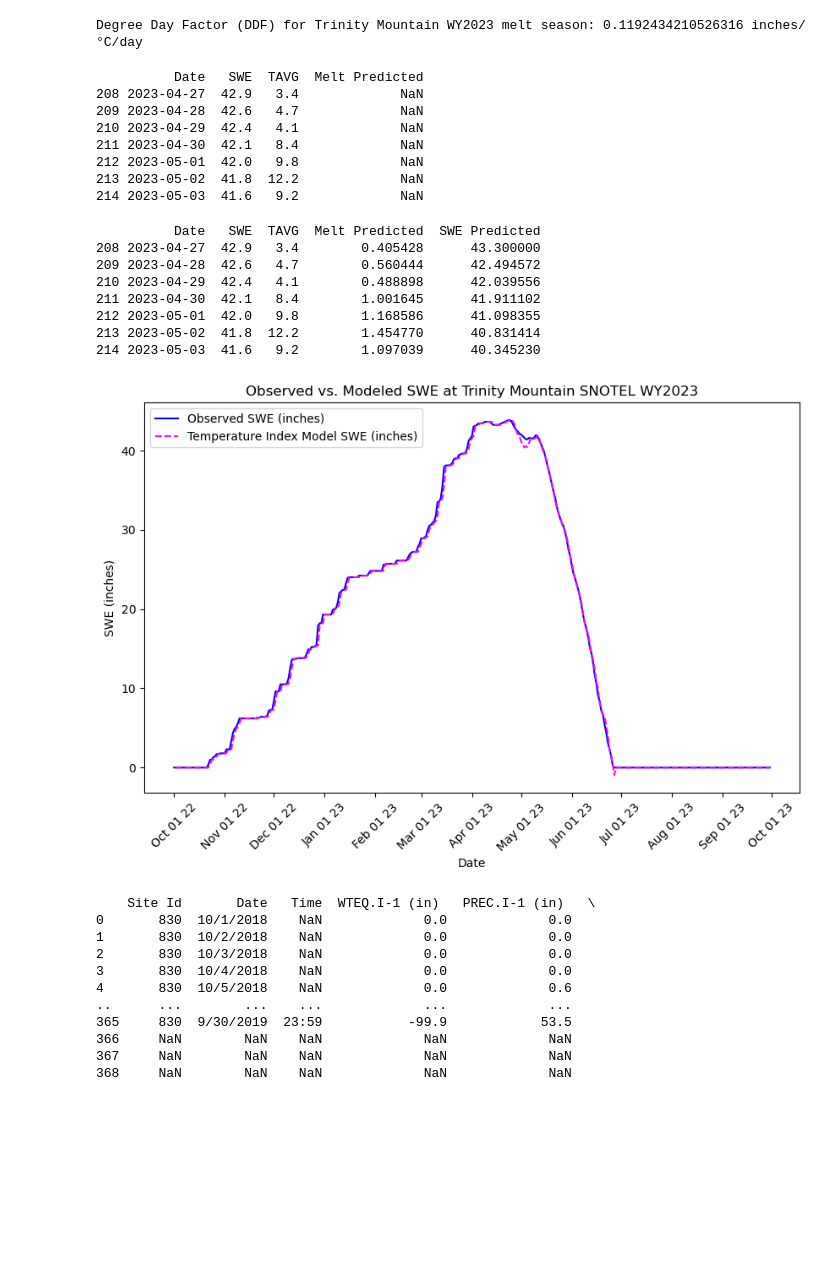
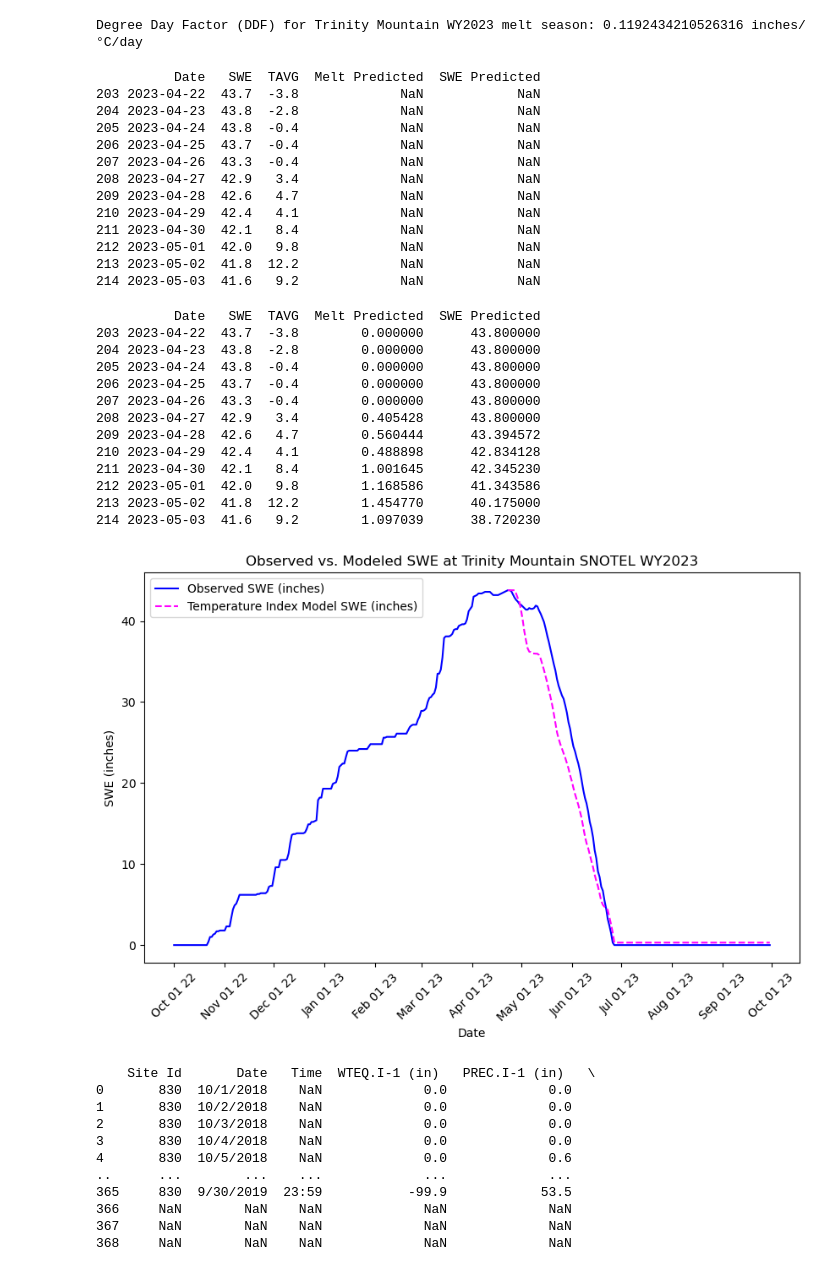
Before and after one commit to gretchenhough/Hough-S26, a Jupyter notebook: GEOS566 HW0 Temperature Index.ipynb, the cells around one changed output. Drawn from its saved outputs; the diff is of its cells as text; code cells hidden in the pictures; blank space fills up the shorter version.

Commit message:
Fixed SWE Predicted typo!

```diff
--- a/GEOS566 HW0 Temperature Index.ipynb
+++ b/GEOS566 HW0 Temperature Index.ipynb
@@ -124,56 +124,68 @@ Degree Day Factor (DDF) for Trinity Mountain WY2023 melt season: 0.1192434210526
 #Here just setting up a new dataframe for the model results (under column "Melt Predicted")
 
 df_model=df_swe.copy()
-mask2=df_model['Date']>Date_SWE_max
+mask2=df_model['Date']>=Date_SWE_max
 df_model.loc[mask2,'Melt Predicted']=np.nan
 df_model.loc[mask2, 'SWE Predicted']=np.nan
 
-print(df_model[208:215])
+print(df_model[203:215])
 # %% [output]
-          Date   SWE  TAVG  Melt Predicted
-208 2023-04-27  42.9   3.4             NaN
-209 2023-04-28  42.6   4.7             NaN
-210 2023-04-29  42.4   4.1             NaN
-211 2023-04-30  42.1   8.4             NaN
-212 2023-05-01  42.0   9.8             NaN
-213 2023-05-02  41.8  12.2             NaN
-214 2023-05-03  41.6   9.2             NaN
+          Date   SWE  TAVG  Melt Predicted  SWE Predicted
+203 2023-04-22  43.7  -3.8             NaN            NaN
+204 2023-04-23  43.8  -2.8             NaN            NaN
+205 2023-04-24  43.8  -0.4             NaN            NaN
+206 2023-04-25  43.7  -0.4             NaN            NaN
+207 2023-04-26  43.3  -0.4             NaN            NaN
+208 2023-04-27  42.9   3.4             NaN            NaN
+209 2023-04-28  42.6   4.7             NaN            NaN
+210 2023-04-29  42.4   4.1             NaN            NaN
+211 2023-04-30  42.1   8.4             NaN            NaN
+212 2023-05-01  42.0   9.8             NaN            NaN
+213 2023-05-02  41.8  12.2             NaN            NaN
+214 2023-05-03  41.6   9.2             NaN            NaN
 # %%
+df_model.loc[0,'SWE Predicted']=SWE_max
+
 #Now let's refill the "Melt Predicted" column using the DDF and TAVG values
 
 for i in range(len(df_model)-1):
-    if df_model.loc[i,'Date']>Date_SWE_max and df_model.loc[i,'TAVG']>0 and df_model.loc[i,'SWE']>0:
+    if df_model.loc[i,'Date']>=Date_SWE_max and df_model.loc[i,'TAVG']>0 and df_model.loc[i,'SWE']>0:
         df_model.loc[i,'Melt Predicted']=DDF * df_model.loc[i,'TAVG']
-        df_model.loc[i+1,'SWE Predicted']=df_model.loc[i,'SWE'] - (DDF* df_model.loc[i,'TAVG'])
+        df_model.loc[i+1,'SWE Predicted']=df_model.loc[i,'SWE Predicted'] - (DDF* df_model.loc[i,'TAVG'])
     else:
         df_model.loc[i,'Melt Predicted']=0.0
-        df_model.loc[i+1,'SWE Predicted']=df_model.loc[i,'SWE']
-print(df_model[208:215])
+        df_model.loc[i+1,'SWE Predicted']=df_model.loc[i,'SWE Predicted']
+print(df_model[203:215])
 # %% [output]
           Date   SWE  TAVG  Melt Predicted  SWE Predicted
-208 2023-04-27  42.9   3.4        0.405428      43.300000
-209 2023-04-28  42.6   4.7        0.560444      42.494572
-210 2023-04-29  42.4   4.1        0.488898      42.039556
-211 2023-04-30  42.1   8.4        1.001645      41.911102
-212 2023-05-01  42.0   9.8        1.168586      41.098355
-213 2023-05-02  41.8  12.2        1.454770      40.831414
-214 2023-05-03  41.6   9.2        1.097039      40.345230
+203 2023-04-22  43.7  -3.8        0.000000      43.800000
+204 2023-04-23  43.8  -2.8        0.000000      43.800000
+205 2023-04-24  43.8  -0.4        0.000000      43.800000
+206 2023-04-25  43.7  -0.4        0.000000      43.800000
+207 2023-04-26  43.3  -0.4        0.000000      43.800000
+208 2023-04-27  42.9   3.4        0.405428      43.800000
+209 2023-04-28  42.6   4.7        0.560444      43.394572
+210 2023-04-29  42.4   4.1        0.488898      42.834128
+211 2023-04-30  42.1   8.4        1.001645      42.345230
+212 2023-05-01  42.0   9.8        1.168586      41.343586
+213 2023-05-02  41.8  12.2        1.454770      40.175000
+214 2023-05-03  41.6   9.2        1.097039      38.720230
 # %%
 #Plot our model versus observed melt at Trinity Mountain WY2023. These should nearly be identical, since the model is from the observations.
 
 fig2, ax2 = plt.subplots(figsize=(10,6))
 ax2.plot(df_swe['Date'],df_swe['SWE'], color='blue', label='Observed SWE (inches)')
-ax2.plot(df_model['Date'],df_model['SWE Predicted'], color='magenta', linestyle='--', label='Temperature Index Model SWE (inches)')
+ax2.plot(df_model.loc[mask2,'Date'],df_model.loc[mask2,'SWE Predicted'], color='magenta', linestyle='--', label='Temperature Index Model SWE (inches)')
 ax2.set_xlabel('Date')
 ax2.set_ylabel('SWE (inches)')
 ax2.xaxis.set_major_formatter(mdates.DateFormatter('%b %d %y'))
 ax2.xaxis.set_major_locator(mdates.MonthLocator())
 ax2.tick_params(axis='x', rotation=45)
 ax2.set_title('Observed vs. Modeled SWE at Trinity Mountain SNOTEL WY2023')
 ax2.legend()
 plt.show()
 # %% [output]
-[figure, old version]
+[figure, new version]
 # %%
 #Let's try another year with the same DDF!
 
```
Also changed, not shown: parts of 9 cells of this notebook, 1 other file.
